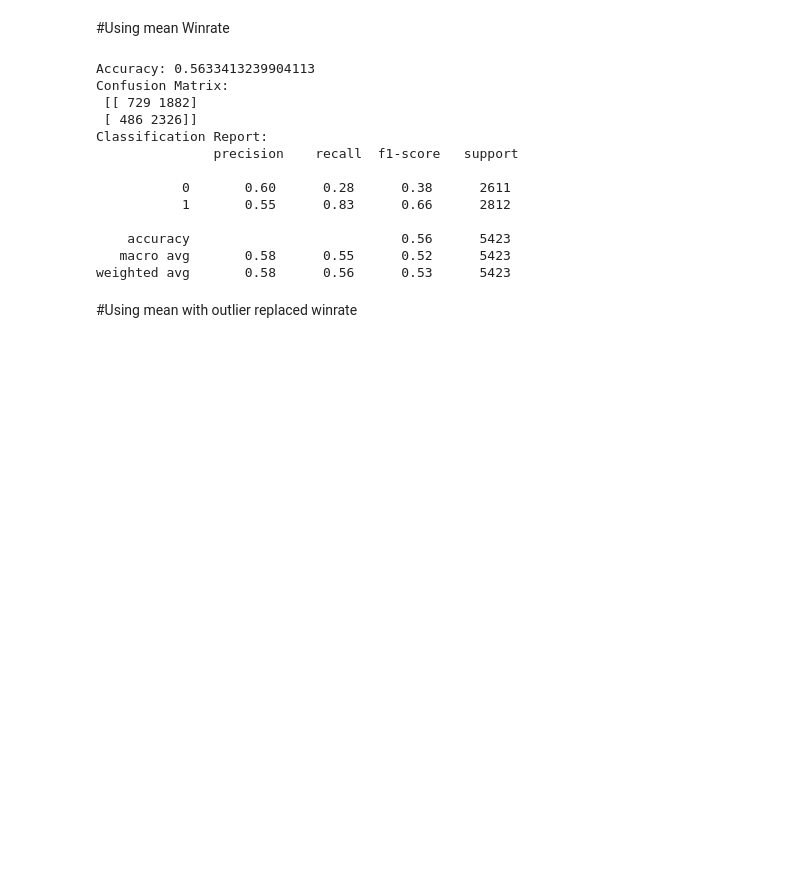
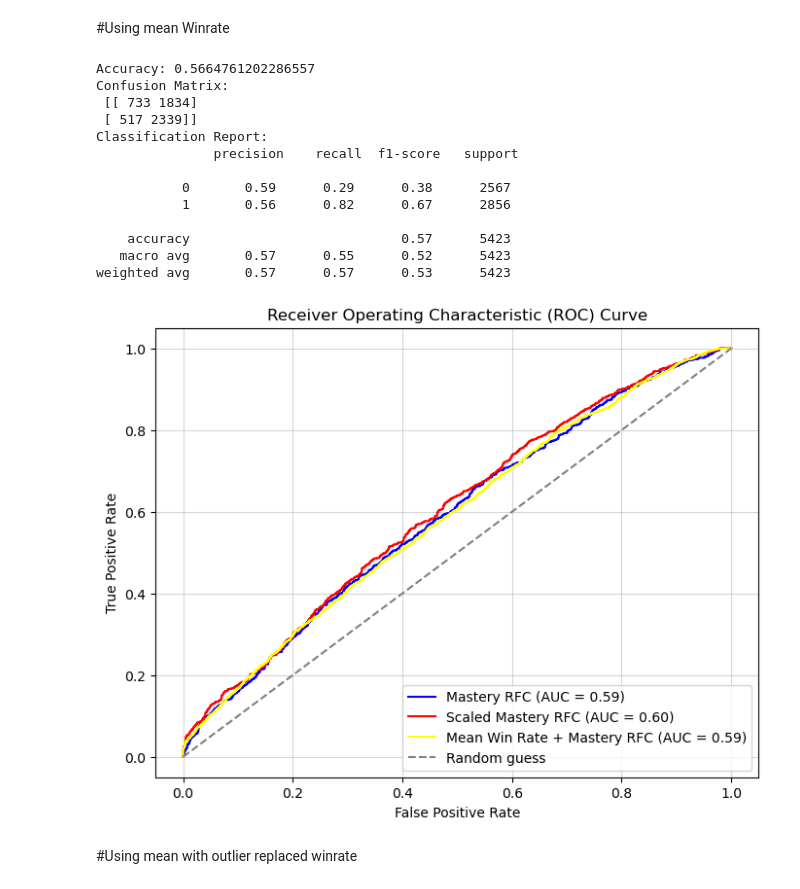
Before and after one commit to ColinLi33/CSE158-Assignment-2, a Jupyter notebook: BasicRandomForest.ipynb, the cells around one changed output. Saved outputs shown, nothing was run; the diff lists cells and outputs as text; code cells hidden in the pictures; blank space fills up the shorter version.

```diff
--- a/BasicRandomForest.ipynb
+++ b/BasicRandomForest.ipynb
@@ -169,41 +182,47 @@ df['target'] = df['winner'].apply(lambda x: 1 if x == 'blue' else 0) #blueside w
 df = df.drop(columns=['match_id', 'winner'])
 
 with open("champions_with_mean_winrate.json", "r") as file:
     win_rate_data = json.load(file)
 win_rates = {int(k): float(v.strip('%')) for k, v in win_rate_data.items()}
 
 for col in df.columns:
     if "champion" in col:
         df[col] = df[col].map(win_rates)
 
 X = df.drop(columns=['target'])
 y = df['target']
 
 X_train, X_test, y_train, y_test = train_test_split(X, y, test_size=0.2)
 model.fit(X_train, y_train)
 y_pred = model.predict(X_test)
 
 accuracy = accuracy_score(y_test, y_pred)
 conf_matrix = confusion_matrix(y_test, y_pred)
 class_report = classification_report(y_test, y_pred)
 
 print("Accuracy:", accuracy)
 print("Confusion Matrix:\n", conf_matrix)
 print("Classification Report:\n", class_report)
+
+y_prob = model.predict_proba(X_test)[:, 1]
+
+fpr2, tpr2, thresholds2 = roc_curve(y_test, y_prob)
+roc_auc2 = roc_auc_score(y_test, y_prob)
 # %% [output]
-Accuracy: 0.5633413239904113
+Accuracy: 0.5664761202286557
 Confusion Matrix:
- [[ 729 1882]
- [ 486 2326]]
+ [[ 733 1834]
+ [ 517 2339]]
 Classification Report:
                precision    recall  f1-score   support
 
-           0       0.60      0.28      0.38      2611
-           1       0.55      0.83      0.66      2812
+           0       0.59      0.29      0.38      2567
+           1       0.56      0.82      0.67      2856
 
-    accuracy                           0.56      5423
-   macro avg       0.58      0.55      0.52      5423
-weighted avg       0.58      0.56      0.53      5423
+    accuracy                           0.57      5423
+   macro avg       0.57      0.55      0.52      5423
+weighted avg       0.57      0.57      0.53      5423
+[figure, added]
 # %% [markdown]
 #Using mean with outlier replaced winrate
 # %%
```
Also changed, not shown: parts of 5 cells of this notebook, 5 other files.
